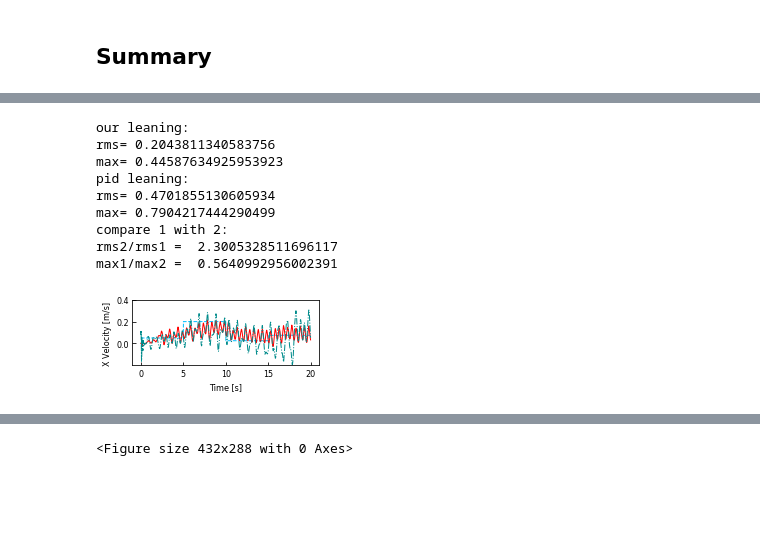
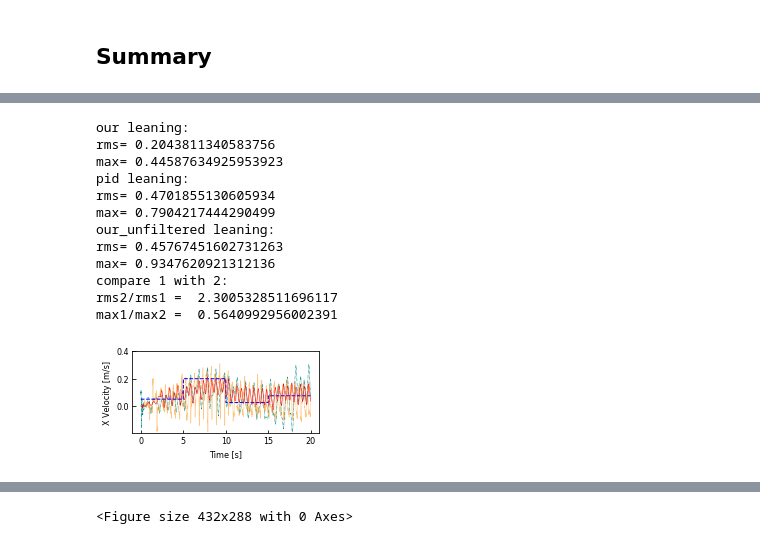
Before and after one commit to Jerryxiaoyu/pytorch-a2c-ppo-acktr-gail, a Jupyter notebook: eval/results_any/F2_vel_x/viz_f2.ipynb, the cells around one changed output, grey strips where cells are left out. Drawn from its saved outputs; the diff is of its cells as text; code cells hidden in the pictures; blank space fills up the shorter version.

```diff
--- a/eval/results_any/F2_vel_x/viz_f2.ipynb
+++ b/eval/results_any/F2_vel_x/viz_f2.ipynb
@@ -183,6 +183,9 @@ rms1, max1= print_rmsmax(pos1, pos_f)
 print('pid leaning:')
 rms2, max2=print_rmsmax(pos3, pos_f)
 
+print('our_unfiltered leaning:')
+rms3, max3=print_rmsmax(pos2, vel_f)
+
 print('compare 1 with 2:')
 print('rms2/rms1 = ', rms2/rms1)
 print('max1/max2 = ', max1/max2)
@@ -193,6 +196,9 @@ max= 0.44587634925953923
 pid leaning:
 rms= 0.4701855130605934
 max= 0.7904217444290499
+our_unfiltered leaning:
+rms= 0.45767451602731263
+max= 0.9347620921312136
 compare 1 with 2:
 rms2/rms1 =  2.3005328511696117
 max1/max2 =  0.5640992956002391
@@ -203,40 +209,41 @@ fig, ax = plt.subplots(figsize=(12,4))
 # #plt.plot(t, vel2,  'g--')
 # plt.plot(t, vel3, 'g--')
 
+plt.plot(t, vel2 , color= 'darkorange',   label = 'Learning_unfiltered', linewidth=0.5, alpha= 0.5)
 
-plt.plot(t, vel_f, '--', color='deepskyblue', label = 'Commanded' , linewidth=1.0)
-plt.plot(t, vel1 , 'r',  label = 'Learning(Ours)', linewidth=1.0)
-#plt.plot(t, vel2 , color= 'darkorange',   label = 'Learning_unfiltered', linewidth=1.0)
-plt.plot(t, vel3, '-.', color = 'darkcyan',     label = 'PID+CPG', linewidth=1.0)
 
+
+plt.plot(t, vel3, '-.', color = 'darkcyan',     label = 'PID+CPG', linewidth=0.5)
+plt.plot(t, vel_f, '--', color='blue', label = 'Commanded' , linewidth=1)
+plt.plot(t, vel1 , 'r',  label = 'Learning(Ours)', linewidth=0.5)
 
 
 font1 = {'family' : 'DejaVu Sans',
 'weight' : 'normal',
 'size'   : 8,
 }
 
 plt.xlabel('Time [s]', font1)
 plt.ylabel('X Velocity [m/s]', font1)
 plt.ylim([-0.2,0.40])
 
 
 #plt.legend(loc='upper left', prop={'size': 6})
 
 plt.xticks(np.arange(0 ,22, 5))
 plt.yticks([0.0,0.2,0.4])
 plt.tick_params(labelsize=8)
 
 
 
 
-fig.set_size_inches(8.5/2.54   ,8.5/2.54*(1/2.5))
+fig.set_size_inches(8.5/2.54   ,8.5/2.54*(1/2))
 fig.subplots_adjust(bottom=0.2)
 
-plt.savefig(save_fig_path+'/compare_tracking_vel.svg', dpi=600,  pad_inches=0 )
+plt.savefig(save_fig_path+'/compare_tracking_vel_filter.svg', dpi=600,  pad_inches=0 )
 plt.show()
 # %% [output]
-[figure, old version]
+[figure, new version]
 # %%
 def print_rmsmax(x,x_f):
     rms =  np.sqrt((x - x_f) **2).mean()
```
Also changed, not shown: parts of 4 cells of this notebook, 11 other files.
